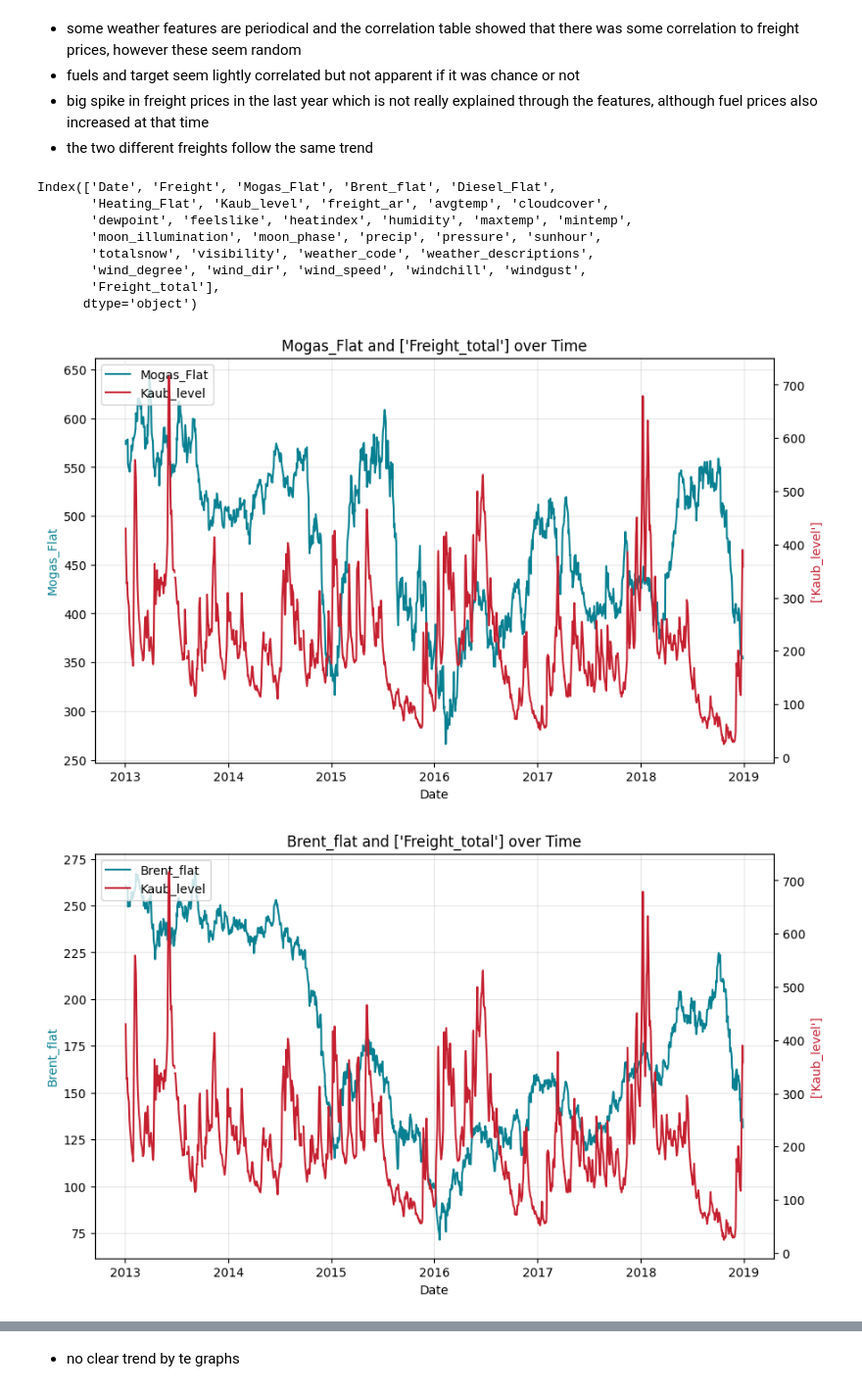
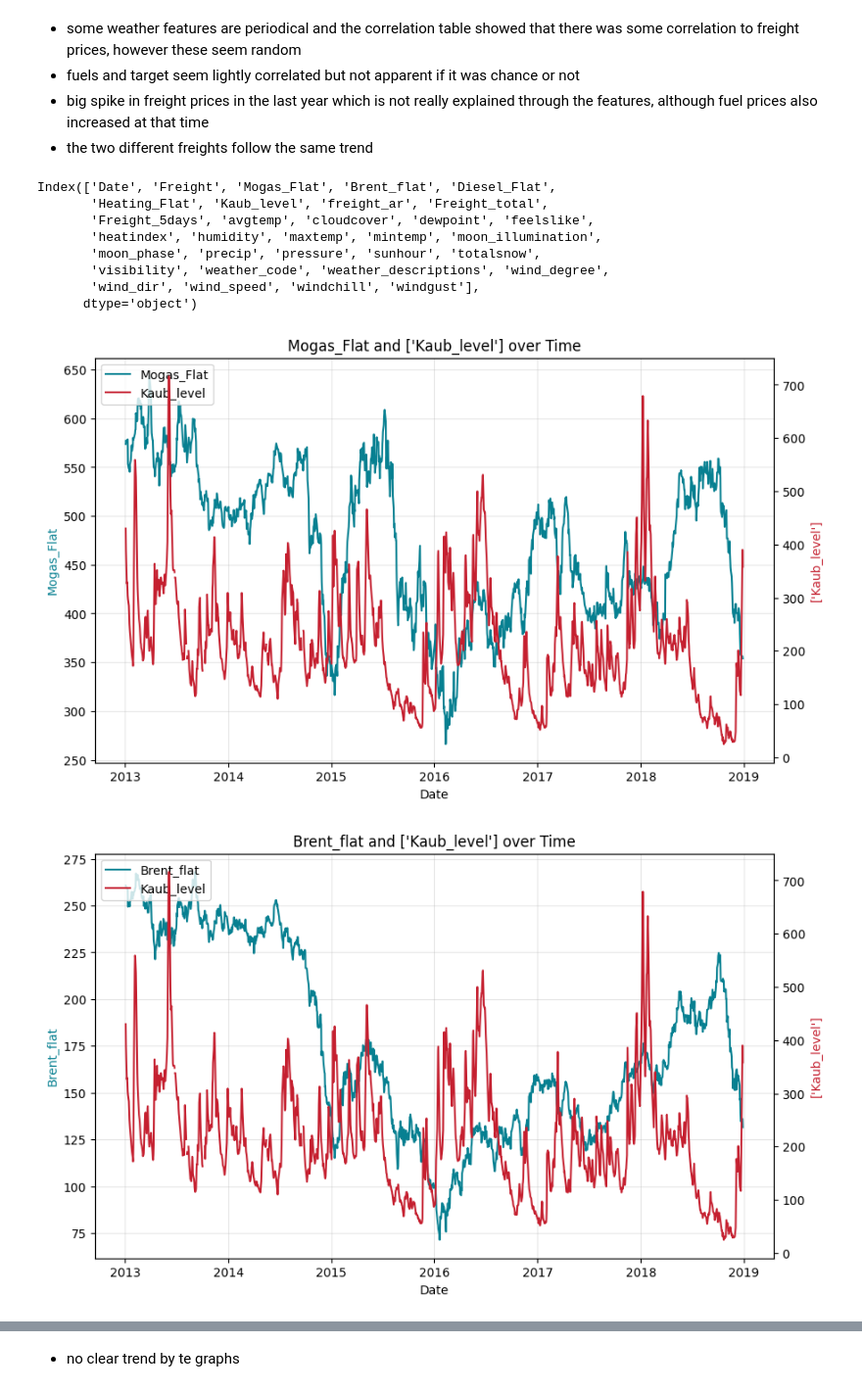
Before and after one commit to pejoCloser/Freight_Challenge, a Jupyter notebook: notebooks/01_eda_freight.ipynb, the cells around one changed output, grey strips where cells are left out. Shown at 98% size. Cells and saved outputs as stored; diff of their text form; code cells hidden in the pictures.

Commit message:
Added feature encoding and corrected correlation tables

```diff
--- a/notebooks/01_eda_freight.ipynb
+++ b/notebooks/01_eda_freight.ipynb
@@ -275,3 +285,14 @@ df_weather.head()
+# %%
+df_freight['freight_ar'] = df_freight['freight_ar'].fillna(0)
+df_freight['Freight_total'] = df_freight['Freight'] + df_freight['freight_ar']
+
+df_freight = df_freight.sort_values('Date').reset_index(drop=True)
+
+# Price 5 rows ahead (the last 5 rows get NaN because they have no future)
+df_freight['Freight_5days'] = df_freight['Freight_total'].shift(-5)
+
+# Drop those last 5 rows
+df_compldf_freightete = df_freight.dropna(subset=['Freight_5days']).reset_index(drop=True)
 # %% [markdown]
 Weather correlations
 # %%
@@ -393,8 +415,14 @@ import matplotlib.pyplot as plt
 
 correlation_complete_data = df_complete.copy()
 
+# Garante que é datetime (valores inválidos viram NaT)
+correlation_complete_data["Date"] = pd.to_datetime(
+    correlation_complete_data["Date"], errors="coerce"
+)
+
+# Converte para ordinal, mantendo NaT como NaN
 correlation_complete_data["Date"] = correlation_complete_data["Date"].map(
-    lambda date: date.toordinal()
+    lambda d: d.toordinal() if pd.notna(d) else np.nan
 )
 
 # Calculate Phik matrix (using njobs=1 to prevent Windows crash)
@@ -451,9 +481,6 @@ Index(['Date', 'Freight', 'Mogas_Flat', 'Brent_flat', 'Diesel_Flat',
 relevant_columns = ['windchill', 'sunhour', 'maxtemp', 'mintemp', 'avgtemp', 'freight_ar', 'Kaub_level', 'Mogas_Flat', 'Brent_flat', 'Diesel_Flat',
        'Heating_Flat']
 
-df_complete['freight_ar'] = df_complete['freight_ar'].fillna(0)
-df_complete['Freight_total'] = df_complete['Freight'] + df_complete['freight_ar']
-
 target = ['Freight_total']
 # %%
 for variable in relevant_columns:
@@ -495,37 +522,37 @@ for variable in relevant_columns:
 df_complete.columns
 # %% [output]
 Index(['Date', 'Freight', 'Mogas_Flat', 'Brent_flat', 'Diesel_Flat',
-       'Heating_Flat', 'Kaub_level', 'freight_ar', 'avgtemp', 'cloudcover',
-       'dewpoint', 'feelslike', 'heatindex', 'humidity', 'maxtemp', 'mintemp',
-       'moon_illumination', 'moon_phase', 'precip', 'pressure', 'sunhour',
-       'totalsnow', 'visibility', 'weather_code', 'weather_descriptions',
-       'wind_degree', 'wind_dir', 'wind_speed', 'windchill', 'windgust',
-       'Freight_total'],
+       'Heating_Flat', 'Kaub_level', 'freight_ar', 'Freight_total',
+       'Freight_5days', 'avgtemp', 'cloudcover', 'dewpoint', 'feelslike',
+       'heatindex', 'humidity', 'maxtemp', 'mintemp', 'moon_illumination',
+       'moon_phase', 'precip', 'pressure', 'sunhour', 'totalsnow',
+       'visibility', 'weather_code', 'weather_descriptions', 'wind_degree',
+       'wind_dir', 'wind_speed', 'windchill', 'windgust'],
       dtype='object')
 # %%
 kaul_level_relevant = ['Mogas_Flat', 'Brent_flat', 'Diesel_Flat',
-       'Heating_Flat', 'sunhour']
+       'Heating_Flat', 'sunhour', 'precip']
 
 target_kaul = ['Kaub_level']
 # %%
 for variable in kaul_level_relevant:
     fig, ax = plt.subplots(figsize=(10, 6))
     ax.plot(df_complete["Date"], df_complete[variable], color="#078091", label=variable)
     ax.set_ylabel(variable, color="#078091")
     ax.grid(True, alpha=0.3)
 
     ax2 = ax.twinx()
     ax2.plot(df_complete["Date"], df_complete[target_kaul], color="#c52030", label=target_kaul)
     ax2.set_ylabel(target_kaul, color="#c52030")
 
     # one legend for both lines
     h1, l1 = ax.get_legend_handles_labels()
     h2, l2 = ax2.get_legend_handles_labels()
     ax.legend(h1 + h2, l1 + l2, loc="upper left")
 
-    ax.set_title(f"{variable} and {target} over Time")
+    ax.set_title(f"{variable} and {target_kaul} over Time")
     ax.set_xlabel("Date")
     plt.show()
 # %% [output]
-[figure, old version]
+[figure, new version]
-[figure, old version]
+[figure, new version]
```
Also changed, not shown: parts of 14 cells of this notebook, 2 other files.
